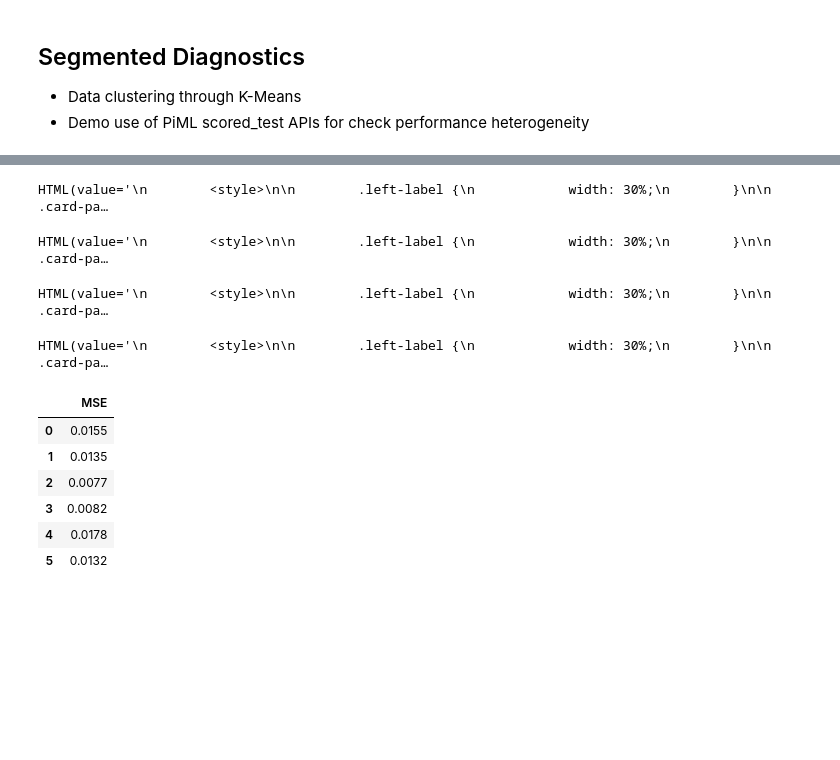
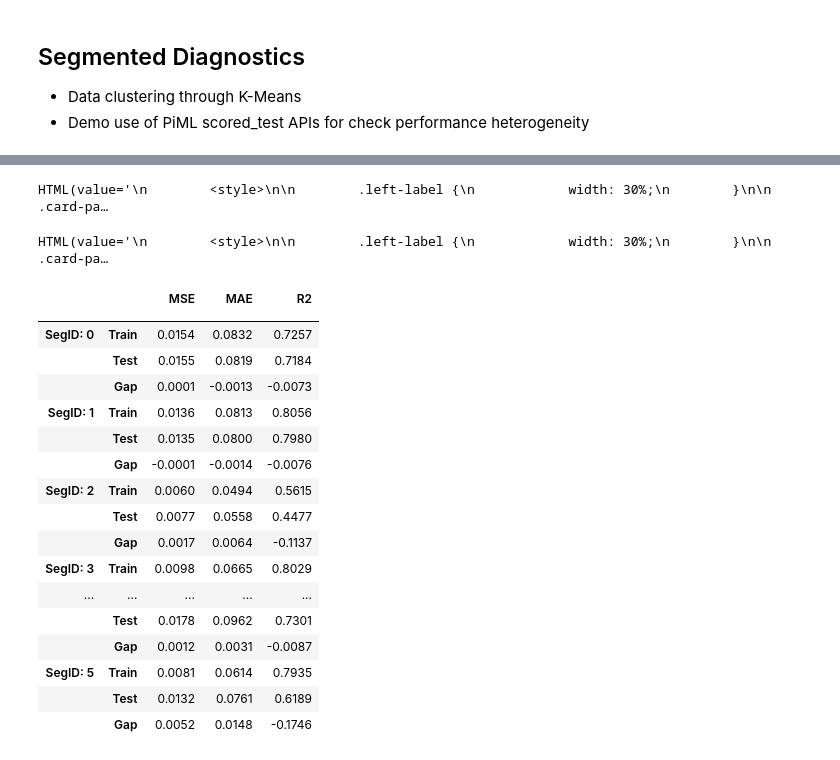
Before and after one commit to SelfExplainML/PiML-Toolbox, a Jupyter notebook: docs/Workshop/202310-UNCC/ModelDiagPart1_Error-n-Resilience_CaliforniaHousing.ipynb, the cells around one changed output, grey strips where cells are left out. Cells and saved outputs as stored; diff of their text form; code cells hidden in the pictures; blank space fills up the shorter version.

```diff
--- a/docs/Workshop/202310-UNCC/ModelDiagPart1_Error-n-Resilience_CaliforniaHousing.ipynb
+++ b/docs/Workshop/202310-UNCC/ModelDiagPart1_Error-n-Resilience_CaliforniaHousing.ipynb
@@ -122,8 +129,11 @@ KMeans(n_clusters=6, random_state=0)
 # %%
 # Wrap segmented scored data
 TargetModel = 'ReLUDNN'
-train_idx, test_idx = exp.get_model(TargetModel).get_train_test_idx()
-prediction = exp.get_model(model=TargetModel).estimator.predict(x)
+pipeline = exp.get_model(TargetModel)
+feature_names = exp.get_feature_names()
+feature_types = exp.get_feature_types()
+prediction = pipeline.estimator.predict(x)
+train_idx, test_idx = pipeline.get_train_test_idx()
 
 trainx_seg_idx = segmodel.predict(train_x)
 testx_seg_idx = segmodel.predict(test_x)
@@ -131,34 +141,42 @@ testx_seg_idx = segmodel.predict(test_x)
 seg_scored_data = {}
 for SegID in range(segmodel.n_clusters):
     scored_data = {'x': x,
-                        'y': y,
-                        'prediction': prediction,
-                        'train_idx': train_idx[trainx_seg_idx == SegID],
-                        'test_idx': test_idx[testx_seg_idx == SegID],
-                        'feature_names': exp.get_feature_names(),
-                        'feature_types': exp.get_feature_types()}
+             'y': y,
+             'prediction': prediction,
+             'train_idx': train_idx[trainx_seg_idx == SegID],
+             'test_idx': test_idx[testx_seg_idx == SegID],
+             'feature_names': feature_names,
+             'feature_types': feature_types}
     seg_scored_data[SegID] = scored_data
 # %% [output]
 HTML(value='\n        <style>\n\n        .left-label {\n            width: 30%;\n        }\n\n        .card-pa…
-HTML(value='\n        <style>\n\n        .left-label {\n            width: 30%;\n        }\n\n        .card-pa…
 # %%
+import pandas as pd
+import ipywidgets as widgets
 from piml.scored_test import test_accuracy, residual_plot, slicing_weakspot
-import ipywidgets as widgets
-import pandas as pd
 
-test_mse_list = []
+res_all = {}
 for SegID in range(segmodel.n_clusters):
-    with widgets.Output():
-      res = test_accuracy(**seg_scored_data[SegID])[0]
-      test_mse_list.append(res['MSE'][1])
-pd.DataFrame(test_mse_list, columns =['MSE'], dtype = float)
+  with widgets.Output():
+    res_all["SegID: " + str(SegID)] = test_accuracy(**seg_scored_data[SegID])[0]
+pd.concat(res_all)
 # %% [output]
 HTML(value='\n        <style>\n\n        .left-label {\n            width: 30%;\n        }\n\n        .card-pa…
-HTML(value='\n        <style>\n\n        .left-label {\n            width: 30%;\n        }\n\n        .card-pa…
-|  | MSE |
-| 0 | 0.0155 |
-| 1 | 0.0135 |
-| 2 | 0.0077 |
-| 3 | 0.0082 |
-| 4 | 0.0178 |
-| 5 | 0.0132 |
+|  |  | MSE | MAE | R2 |
+|  |  |  |  |  |
+| SegID: 0 | Train | 0.0154 | 0.0832 | 0.7257 |
+|  | Test | 0.0155 | 0.0819 | 0.7184 |
+|  | Gap | 0.0001 | -0.0013 | -0.0073 |
+| SegID: 1 | Train | 0.0136 | 0.0813 | 0.8056 |
+|  | Test | 0.0135 | 0.0800 | 0.7980 |
+|  | Gap | -0.0001 | -0.0014 | -0.0076 |
+| SegID: 2 | Train | 0.0060 | 0.0494 | 0.5615 |
+|  | Test | 0.0077 | 0.0558 | 0.4477 |
+|  | Gap | 0.0017 | 0.0064 | -0.1137 |
+| SegID: 3 | Train | 0.0098 | 0.0665 | 0.8029 |
+| ... | ... | ... | ... | ... |
+|  | Test | 0.0178 | 0.0962 | 0.7301 |
+|  | Gap | 0.0012 | 0.0031 | -0.0087 |
+| SegID: 5 | Train | 0.0081 | 0.0614 | 0.7935 |
+|  | Test | 0.0132 | 0.0761 | 0.6189 |
+|  | Gap | 0.0052 | 0.0148 | -0.1746 |
```
Also changed, not shown: parts of 16 cells of this notebook, 1 other file.
